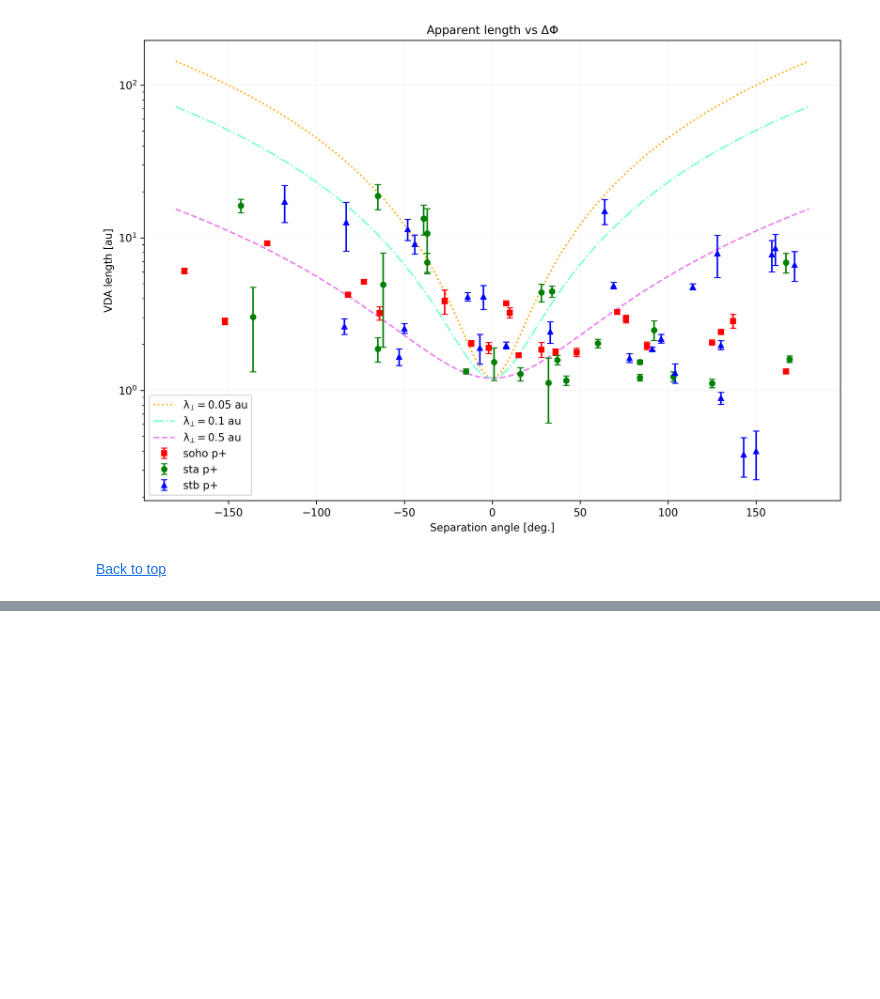
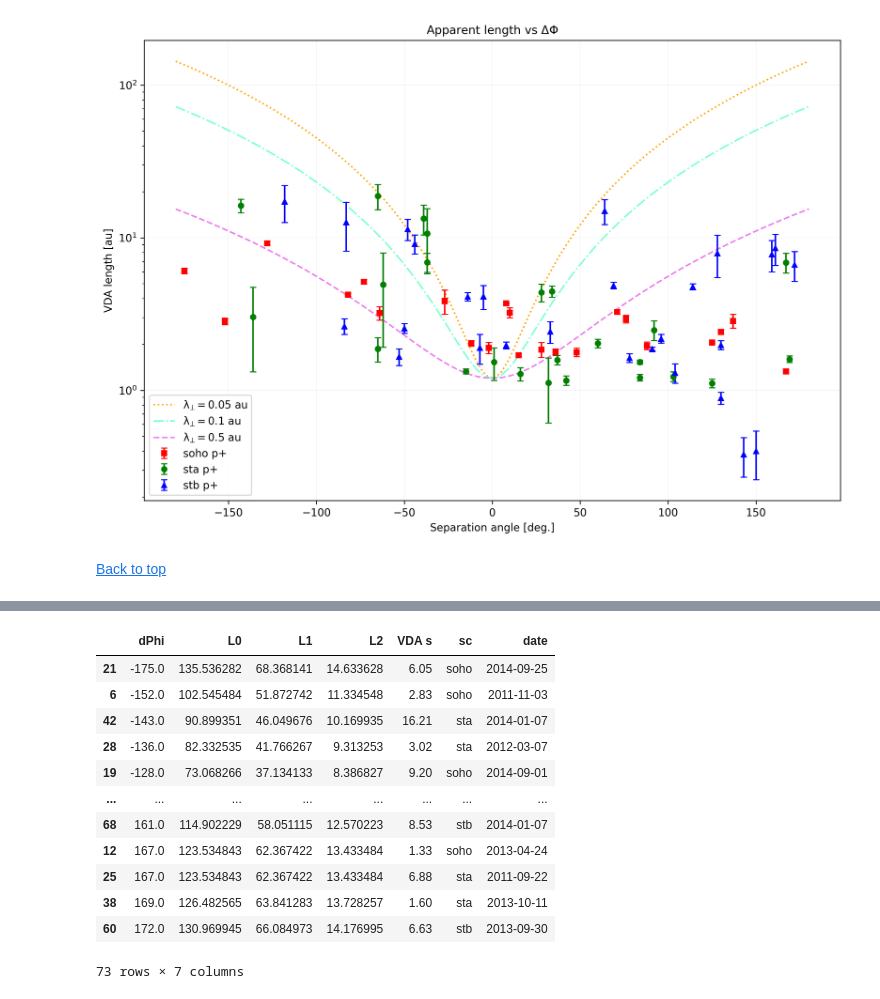
Before and after one commit to JaxLang/LvDeltaPhi_paper, a Jupyter notebook: vda_length.ipynb, the cells around one changed output, grey strips where cells are left out. Saved outputs shown, nothing was run; the diff lists cells and outputs as text; code cells hidden in the pictures; blank space fills up the shorter version.

```diff
--- a/vda_length.ipynb
+++ b/vda_length.ipynb
@@ -315,0 +387,16 @@ plot_L_delphi_err(df,'semilogy','noEvents')
+# %%
+appx.sort_values(by='dPhi')
+# %% [output]
+|  | dPhi | L0 | L1 | L2 | VDA s | sc | date |
+| 21 | -175.0 | 135.536282 | 68.368141 | 14.633628 | 6.05 | soho | 2014-09-25 |
+| 6 | -152.0 | 102.545484 | 51.872742 | 11.334548 | 2.83 | soho | 2011-11-03 |
+| 42 | -143.0 | 90.899351 | 46.049676 | 10.169935 | 16.21 | sta | 2014-01-07 |
+| 28 | -136.0 | 82.332535 | 41.766267 | 9.313253 | 3.02 | sta | 2012-03-07 |
+| 19 | -128.0 | 73.068266 | 37.134133 | 8.386827 | 9.20 | soho | 2014-09-01 |
+| ... | ... | ... | ... | ... | ... | ... | ... |
+| 68 | 161.0 | 114.902229 | 58.051115 | 12.570223 | 8.53 | stb | 2014-01-07 |
+| 12 | 167.0 | 123.534843 | 62.367422 | 13.433484 | 1.33 | soho | 2013-04-24 |
+| 25 | 167.0 | 123.534843 | 62.367422 | 13.433484 | 6.88 | sta | 2011-09-22 |
+| 38 | 169.0 | 126.482565 | 63.841283 | 13.728257 | 1.60 | sta | 2013-10-11 |
+| 60 | 172.0 | 130.969945 | 66.084973 | 14.176995 | 6.63 | stb | 2013-09-30 |
+73 rows × 7 columns
```
Also changed, not shown: parts of 22 cells of this notebook, 16 other files.
